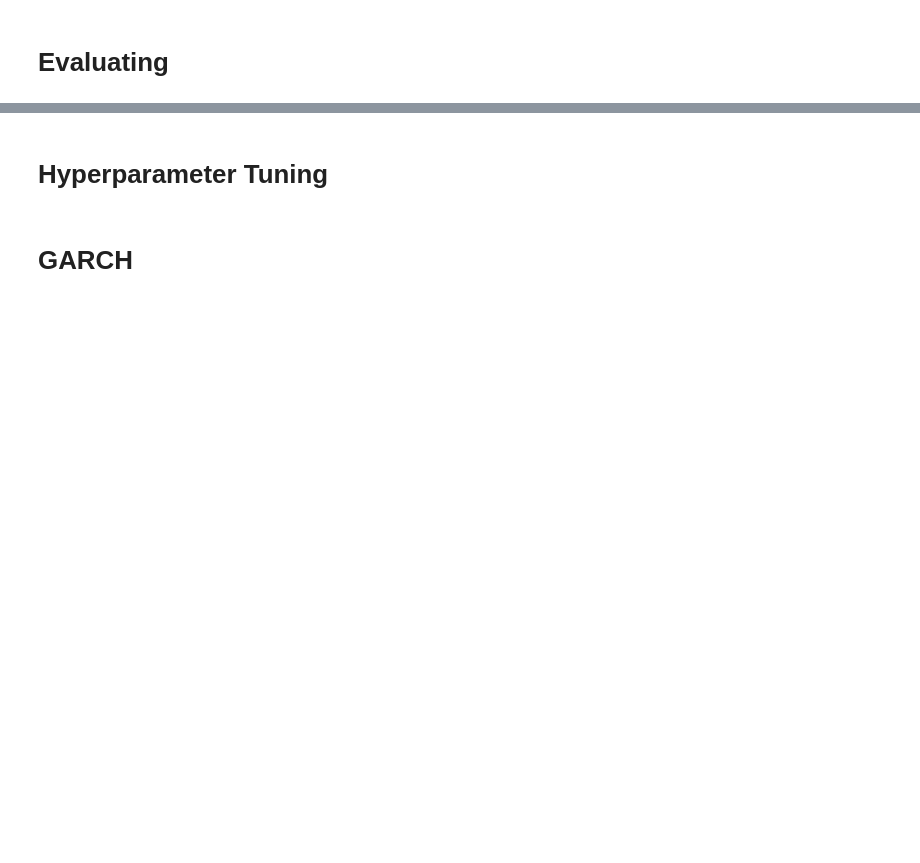
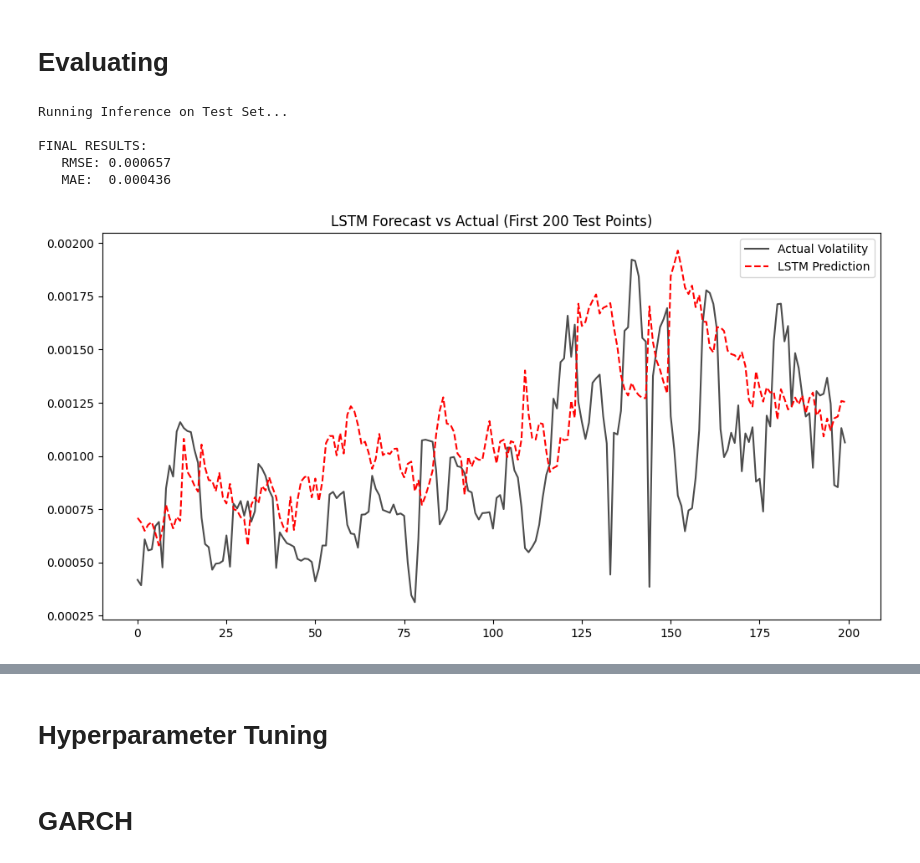
Before and after one commit to yichichandesu/short-term-volatility, a Jupyter notebook: LSTM_Model.ipynb, the cells around one changed output, grey strips where cells are left out. Drawn from its saved outputs; the diff is of its cells as text; code cells hidden in the pictures; blank space fills up the shorter version.

Commit message:
Revised LSTM model

```diff
--- a/LSTM_Model.ipynb
+++ b/LSTM_Model.ipynb
@@ -416,18 +405,17 @@ def select_best_features(symbol="BTCUSDT", corr_threshold=0.95, vif_threshold=10
     return final_features
 # %%
 
-best_features_check = True
+best_features_check = False
 if not best_features_check:
-  best_features = select_best_features("BTCUSDT")
+  btc_best_features = select_best_features("BTCUSDT")
+  eth_best_features = select_best_features("ETHUSDT")
 else:
-  # Best Features via Random Forest only
-  # best_features = ['abs_ret_1m', 'rv_30m', 'l1__ask_down_ret', 'tr__taker_trade_count', 'tr__sell_trade_count',
-  #                  'l1__bid_up_ret', 'l1__bid_down_ret', 'l1__tick_count', 'rv_30m_lag5', 'OFI_std_30m', 'Spread_ma_15m',
-  #                  'l1__ask_up_ret', 'tr__bin_id', 'Trade_Intensity', 'tr__trade_count', 'tr__carryover', 'l1__bin_id',
-  #                  'l2__bid_1bps_fill_size', 'l2__ask_30bps_fill_size', 'l2__bin_id']
+  btc_best_features = ['l1__ask_up_ret', 'abs_ret_1m', 'l1__tick_count', 'Spread_ma_15m', 'rv_30m_lag5', 'OFI_std_30m',
+                       'tr__bin_id', 'l1__l3_updates', 'l2__ask_30bps_fill_size', 'l2__ask_100bps_fill_size', 'tr__ramp_up',
+                       'L1_Imbalance', 'l2__bid_size', 'VWAP_deviation', 'l2__ask_10bps_fill_size', 'ret_1m',
+                       'l2__bid_1bps_fill_size', 'l2__bid_100bps_fill_size', 'VPIN_proxy', 'log_volume']
 
-  # Best Features via
-  best_features = ['l1__ask_up_ret', 'abs_ret_1m', 'l1__tick_count', 'Spread_ma_15m', 'rv_30m_lag5',
- 'OFI_std_30m', 'tr__bin_id', 'l1__l3_updates',  'l2__ask_30bps_fill_size', 'l2__ask_100bps_fill_size',
- 'tr__ramp_up', 'L1_Imbalance', 'l2__bid_size', 'VWAP_deviation', 'l2__ask_10bps_fill_size',  'ret_1m',
- 'l2__bid_1bps_fill_size', 'l2__bid_100bps_fill_size', 'VPIN_proxy', 'log_volume']
+  eth_best_features = ['l1__ask_up_ret', 'abs_ret_1m', 'l1__tick_count', 'ret_1m', 'VWAP_deviation', 'tr__bin_id', 'rv_30m',
+                       'l2__bid_100bps_fill_size', 'rv_30m_lag5', 'Spread_ma_15m', 'OFI_std_30m', 'l2__ask_30bps_fill_size',
+                       'l2__ask_100bps_fill_size', 'l1__l3_updates', 'OFI_roc_10m', 'l2__ask_10bps_fill_size', 'L1_Imbalance',
+                       'l2__bid_size', 'depth_ratio_10M', 'OFI_raw']
@@ -575,0 +534,7 @@ Data ready. Input Dimension: 20
+# %%
+btc_train_dl, btc_val_dl, btc_test_dl, btc_input_dim = prepare_lstm_data('BTCUSDT', btc_best_features)
+eth_train_dl, eth_val_dl, eth_test_dl, eth_input_dim = prepare_lstm_data('ETHUSDT', eth_best_features)
+
+
+print(f"Data ready. Input Dimension (BTCUSDT): {btc_input_dim}")
+print(f"            Input Dimension (ETHUSDT): {eth_input_dim}")
@@ -737,10 +723,17 @@ def evaluate_and_plot(model, test_loader, device=None):
     plt.show()
 
     return predictions, actuals
-
-# --- RUN IT ---
-# 1. Load the best saved model
-model.load_state_dict(torch.load("best_lstm_model.pth"))
-
-# 2. Evaluate
-preds, acts = evaluate_and_plot(model, test_dl)
+# %%
+# RUN BTC RESULTS
+# 1. Load the best saved model
+model.load_state_dict(torch.load("btc_best_lstm_model.pth"))
+
+# 2. Evaluate
+preds, acts = evaluate_and_plot(model, btc_test_dl)
+# %% [output]
+Running Inference on Test Set...
+
+FINAL RESULTS:
+   RMSE: 0.000657
+   MAE:  0.000436
+[figure, added]
```
Also changed, not shown: parts of 17 cells of this notebook.
